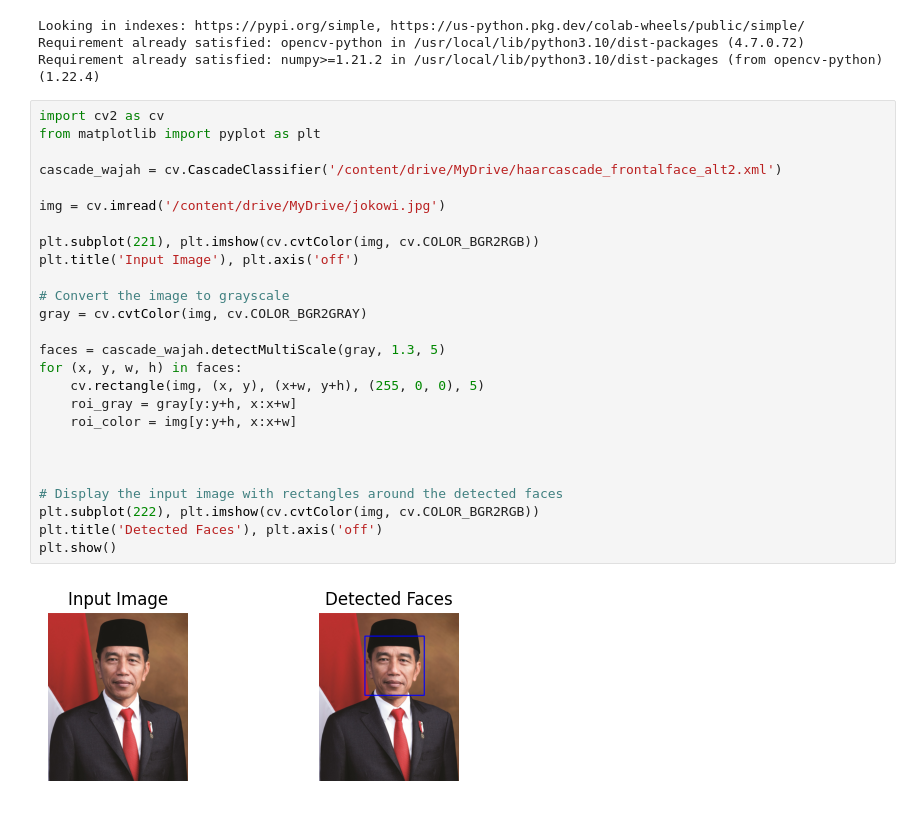
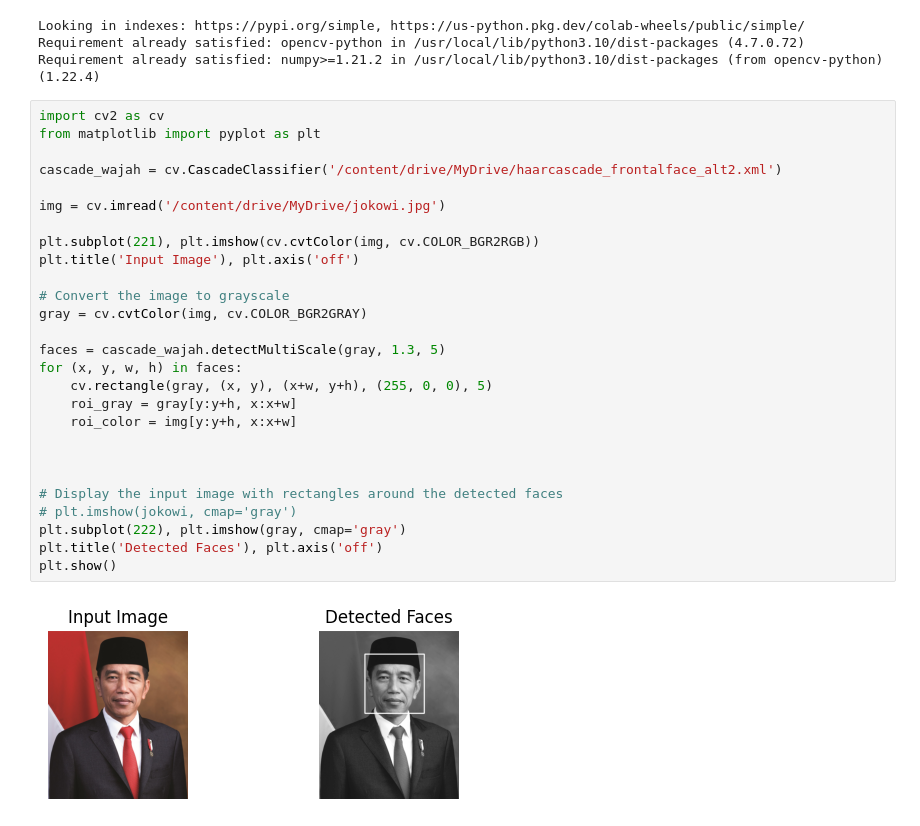
Before and after one commit to noora20FH/PCVK, a Jupyter notebook: week12.ipynb, the cells around one changed output. Drawn from its saved outputs; the diff is of its cells as text.

```diff
--- a/week12.ipynb
+++ b/week12.ipynb
@@ -21,28 +21,29 @@ Requirement already satisfied: numpy>=1.21.2 in /usr/local/lib/python3.10/dist-p
 # %%
 import cv2 as cv
 from matplotlib import pyplot as plt
 
 cascade_wajah = cv.CascadeClassifier('/content/drive/MyDrive/haarcascade_frontalface_alt2.xml')
 
 img = cv.imread('/content/drive/MyDrive/jokowi.jpg')
 
 plt.subplot(221), plt.imshow(cv.cvtColor(img, cv.COLOR_BGR2RGB))
 plt.title('Input Image'), plt.axis('off')
 
 # Convert the image to grayscale
 gray = cv.cvtColor(img, cv.COLOR_BGR2GRAY)
 
 faces = cascade_wajah.detectMultiScale(gray, 1.3, 5)
 for (x, y, w, h) in faces:
-    cv.rectangle(img, (x, y), (x+w, y+h), (255, 0, 0), 5)
+    cv.rectangle(gray, (x, y), (x+w, y+h), (255, 0, 0), 5)
     roi_gray = gray[y:y+h, x:x+w]
     roi_color = img[y:y+h, x:x+w]
 
 
 
 # Display the input image with rectangles around the detected faces
-plt.subplot(222), plt.imshow(cv.cvtColor(img, cv.COLOR_BGR2RGB))
+# plt.imshow(jokowi, cmap='gray')
+plt.subplot(222), plt.imshow(gray, cmap='gray')
 plt.title('Detected Faces'), plt.axis('off')
 plt.show()
 # %% [output]
-[figure, old version]
+[figure, new version]
```
Also changed, not shown: parts of 1 cell of this notebook.
